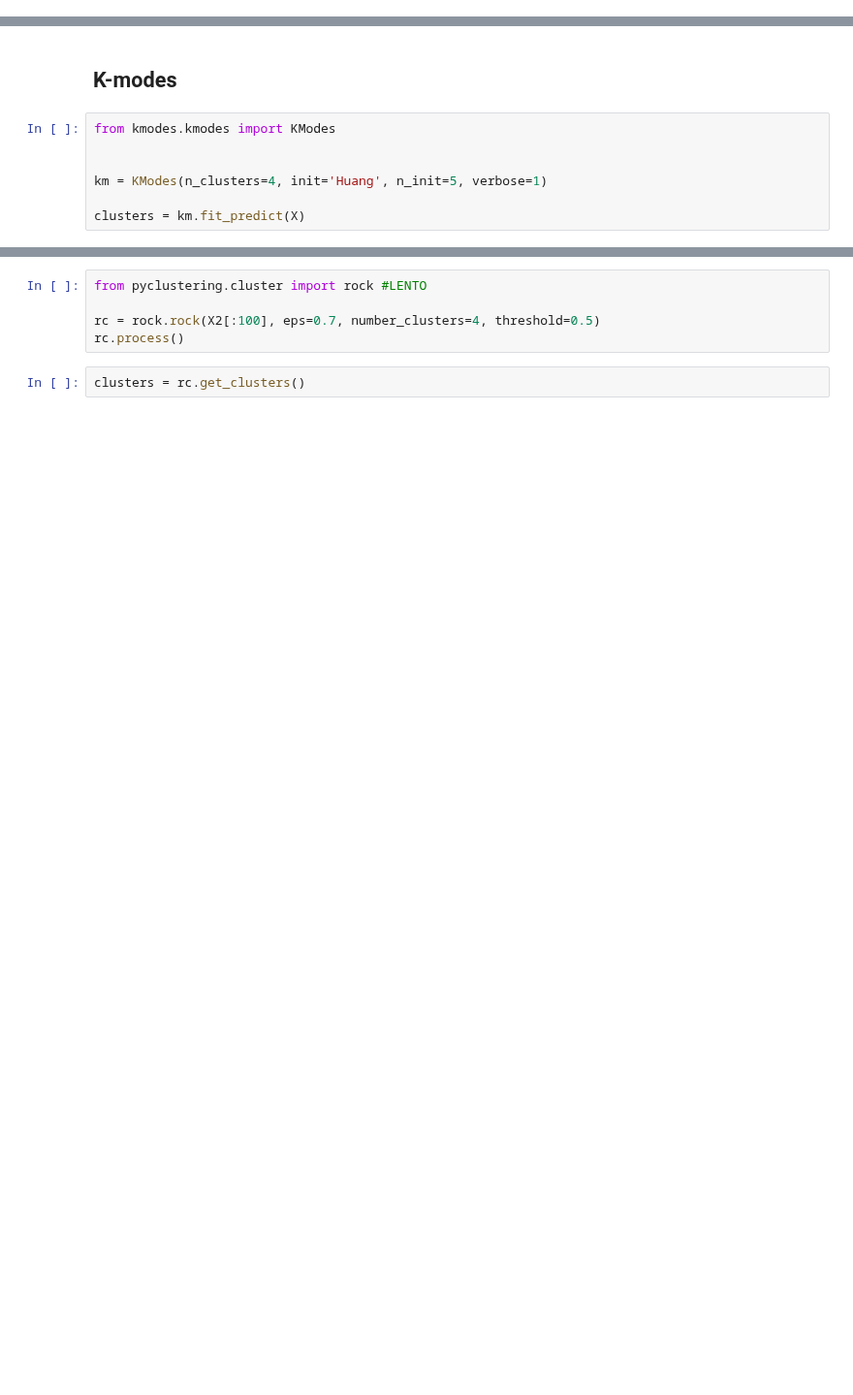
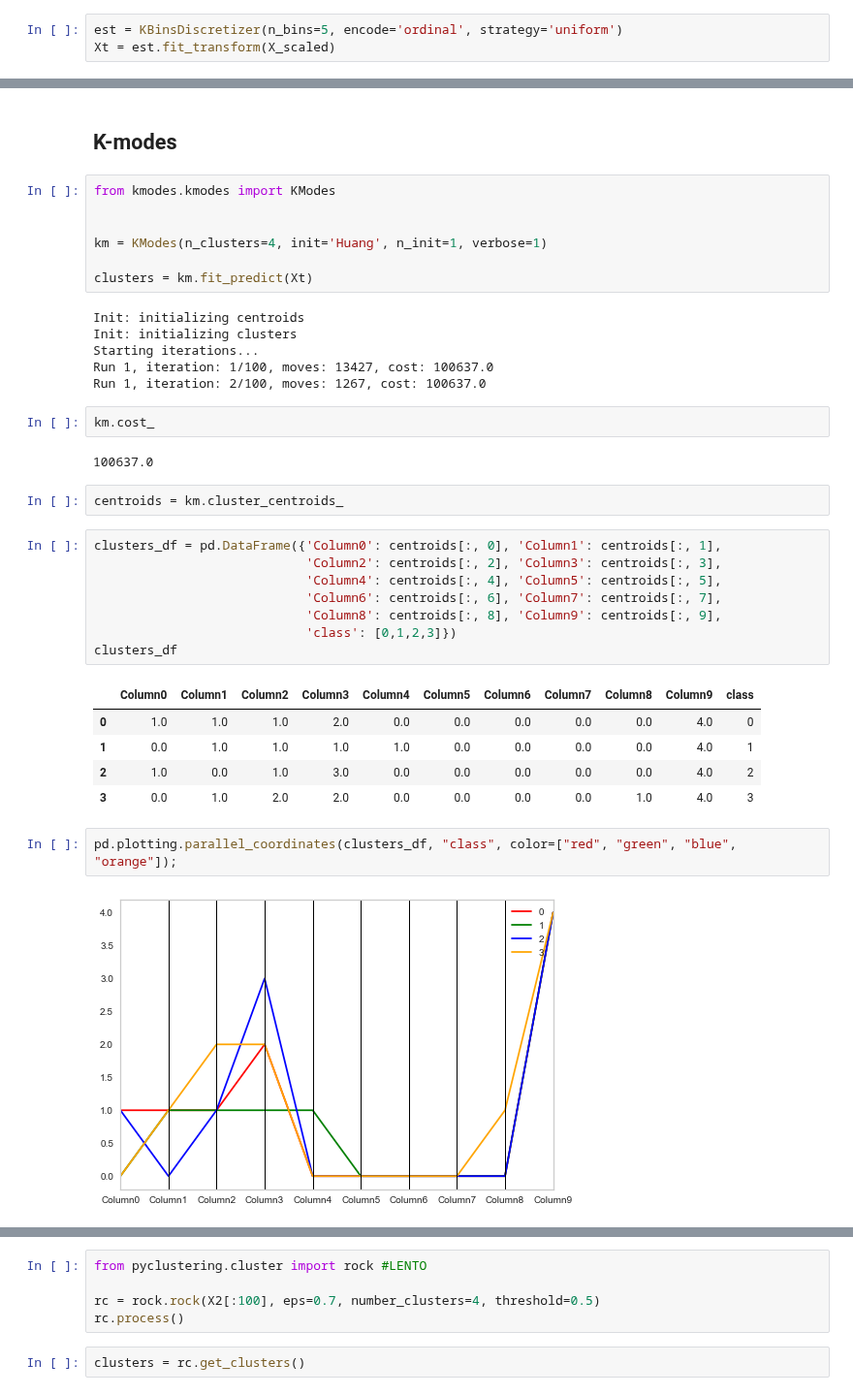
Before and after one commit to cri98li/Data-Mining-2-Project-ts-classification, a Jupyter notebook: Fase 4.3 - Transactional Clustering.ipynb, the cells around one changed output, grey strips where cells are left out. Shown at 97% size. Cells and saved outputs as stored; diff of their text form; blank space fills up the shorter version.

```diff
--- a/Fase 4.3 - Transactional Clustering.ipynb
+++ b/Fase 4.3 - Transactional Clustering.ipynb
@@ -208,0 +237,3 @@ X_rus, y_rus = rus.fit_resample(X, y)
+# %%
+est = KBinsDiscretizer(n_bins=5, encode='ordinal', strategy='uniform')
+Xt = est.fit_transform(X_scaled)
@@ -212,6 +273,36 @@ X_rus, y_rus = rus.fit_resample(X, y)
 from kmodes.kmodes import KModes
 
 
-km = KModes(n_clusters=4, init='Huang', n_init=5, verbose=1)
+km = KModes(n_clusters=4, init='Huang', n_init=1, verbose=1)
 
-clusters = km.fit_predict(X)
+clusters = km.fit_predict(Xt)
+# %% [output]
+Init: initializing centroids
+Init: initializing clusters
+Starting iterations...
+Run 1, iteration: 1/100, moves: 13427, cost: 100637.0
+Run 1, iteration: 2/100, moves: 1267, cost: 100637.0
+# %%
+km.cost_
+# %% [output]
+100637.0
+# %%
+centroids = km.cluster_centroids_
+# %%
+clusters_df = pd.DataFrame({'Column0': centroids[:, 0], 'Column1': centroids[:, 1],
+                            'Column2': centroids[:, 2], 'Column3': centroids[:, 3],
+                            'Column4': centroids[:, 4], 'Column5': centroids[:, 5],
+                            'Column6': centroids[:, 6], 'Column7': centroids[:, 7],
+                            'Column8': centroids[:, 8], 'Column9': centroids[:, 9],
+                            'class': [0,1,2,3]})
+clusters_df
+# %% [output]
+|  | Column0 | Column1 | Column2 | Column3 | Column4 | Column5 | Column6 | Column7 | Column8 | Column9 | class |
+| 0 | 1.0 | 1.0 | 1.0 | 2.0 | 0.0 | 0.0 | 0.0 | 0.0 | 0.0 | 4.0 | 0 |
+| 1 | 0.0 | 1.0 | 1.0 | 1.0 | 1.0 | 0.0 | 0.0 | 0.0 | 0.0 | 4.0 | 1 |
+| 2 | 1.0 | 0.0 | 1.0 | 3.0 | 0.0 | 0.0 | 0.0 | 0.0 | 0.0 | 4.0 | 2 |
+| 3 | 0.0 | 1.0 | 2.0 | 2.0 | 0.0 | 0.0 | 0.0 | 0.0 | 1.0 | 4.0 | 3 |
+# %%
+pd.plotting.parallel_coordinates(clusters_df, "class", color=["red", "green", "blue", "orange"]);
+# %% [output]
+[figure, added]
```
Also changed, not shown: parts of 10 cells of this notebook.
